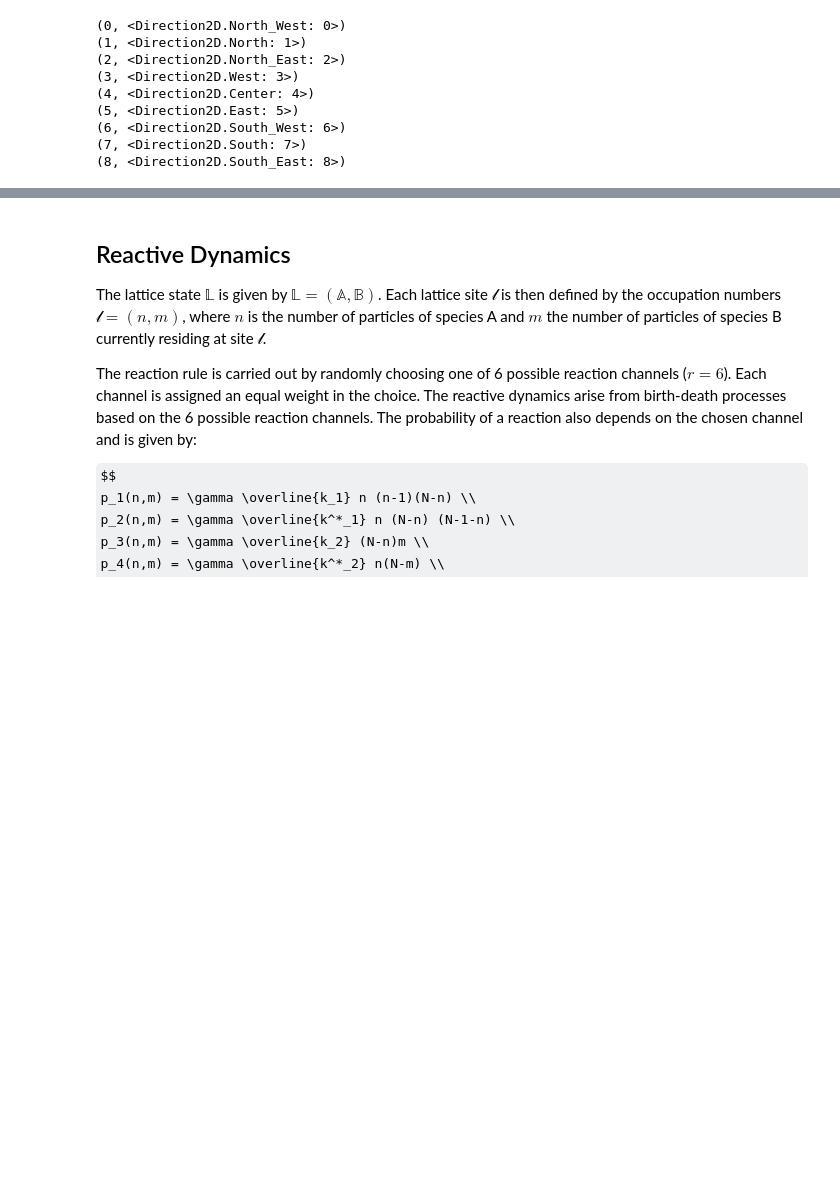
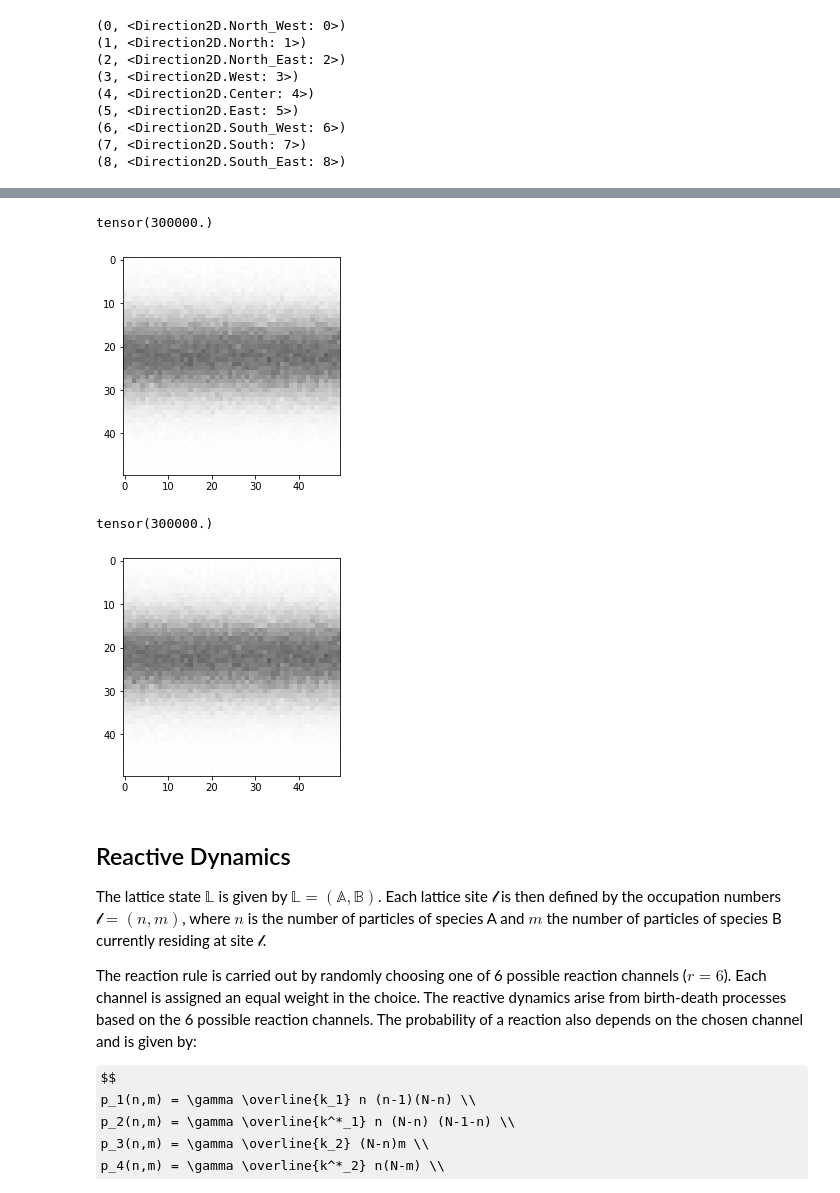
Before and after one commit to JanSchering/Thesis, a Jupyter notebook: fitzhugh_kapral.ipynb, the cells around one changed output, grey strips where cells are left out. Cells and saved outputs as stored; diff of their text form; code cells hidden in the pictures; some formulas as TeX source; blank space fills up the shorter version.

```diff
--- a/fitzhugh_kapral.ipynb
+++ b/fitzhugh_kapral.ipynb
@@ -148,10 +153,10 @@ def translate(grid: t.Tensor, v:Direction2D) -> t.Tensor:
   else:
     raise Exception("Invalid translation direction")
 # %%
-state = t.zeros((3,3))
-state[0,0] = 1
-state[1,0] = 1
-state[1,1] = 1
+state = t.zeros((2,3,3))
+state[0,0,0] = 1
+state[0,1,0] = 1
+state[0,1,1] = 1
 print(state)
 
 translate(state, Direction2D.North_West)
@@ -284,8 +297,8 @@ def excite_particles(state:t.Tensor, N:int) -> Tuple[t.Tensor, t.Tensor]:
   Returns the adjusted Lattice + auxiliary grid of "excited" particles E.
   """
   grid_dim =  state.shape[-1]
-  Xi = uniform.Uniform(0,1).sample_n(grid_dim**2).reshape(grid_dim,grid_dim)
-  E = t.heaviside(state - N * Xi)
+  Xi = uniform.Uniform(0,1).sample_n(2*(grid_dim**2)).reshape(2,grid_dim,grid_dim)
+  E = t.heaviside(state - N * Xi, values=t.zeros(state.shape))
   return state - E, E
 # %%
 def accomodate_particles(state:t.Tensor, E:t.Tensor) -> t.Tensor:
@@ -300,3 +313,9 @@ def diffuse(state:t.Tensor, N:int) -> t.Tensor:
   E = translate(E, direction)
   state = accomodate_particles(state, E)
   return state
+# %%
+grid = t.zeros((2,3,3))
+grid[:,1,1] = 250
+for i in range(20):
+  grid = diffuse(grid, 256)
+  print(grid[0])
@@ -303,3 +340,22 @@ def diffuse(state:t.Tensor, N:int) -> t.Tensor:
+# %%
+grid = t.zeros((2,50,50))
+grid[:,15:30] = 200
+print(t.sum(grid))
+# %% [output]
+tensor(300000.)
+# %%
+N = 256
+for i in tqdm(range(10_000)):
+  if i % 100 == 0:
+    display.clear_output(wait=True)
+    plt.imshow(grid[0], cmap="Greys", interpolation="nearest", vmin=0, vmax=256)
+    display.display(plt.gcf())
+  grid = diffuse(grid, N)
+t.sum(grid)
+# %% [output]
+[figure, added]
+tensor(300000.)
+[figure, added]
 # %% [markdown]
 ## Reactive Dynamics
 
```
Also changed, not shown: parts of 6 cells of this notebook.
